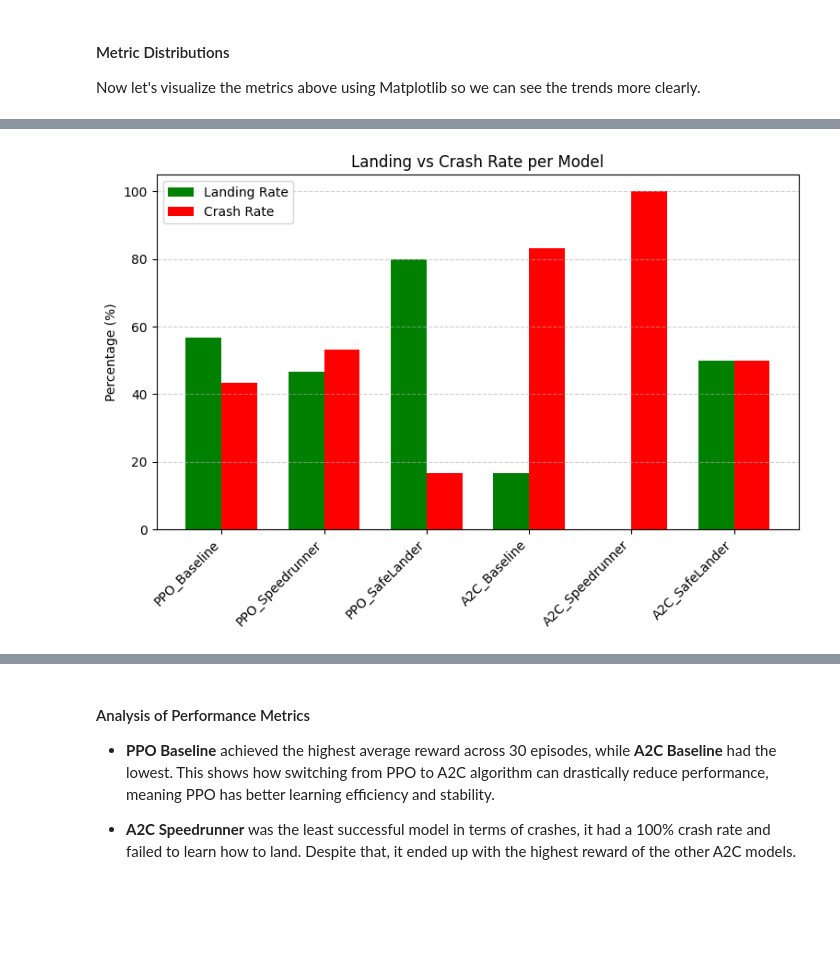
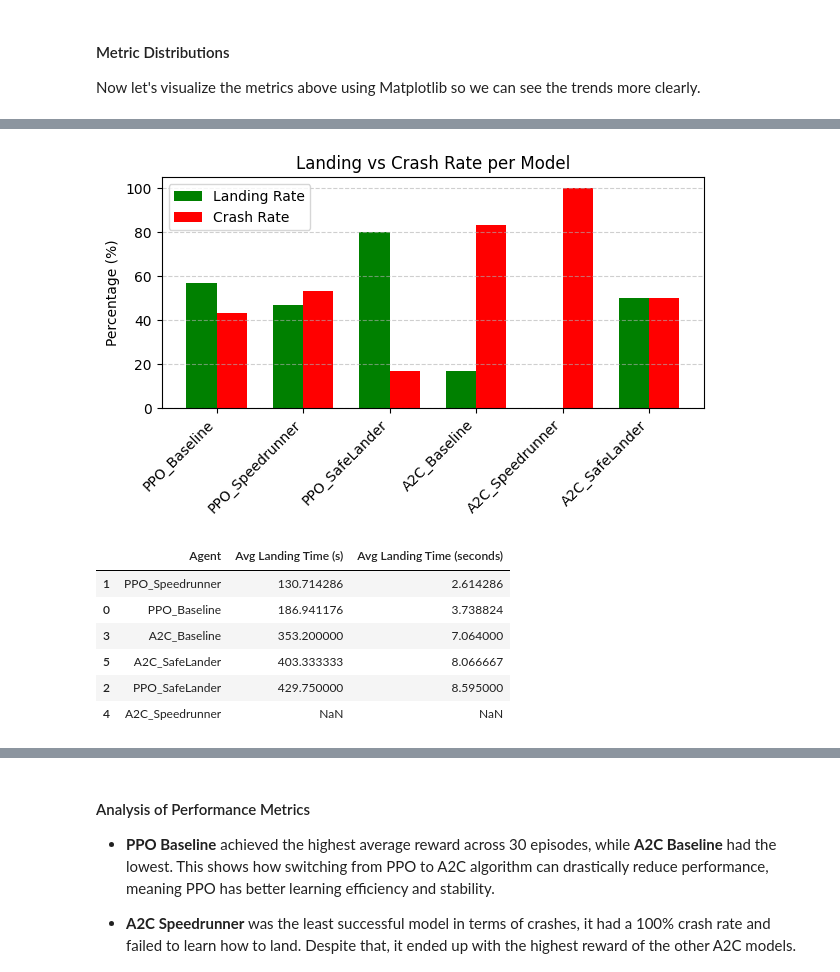
Before and after one commit to ayaanyousaf/drl-test-framework, a Jupyter notebook: notebooks/lunar_lander_results.ipynb, the cells around one changed output, grey strips where cells are left out. Cells and saved outputs as stored; diff of their text form; code cells hidden in the pictures; blank space fills up the shorter version.

```diff
--- a/notebooks/lunar_lander_results.ipynb
+++ b/notebooks/lunar_lander_results.ipynb
@@ -150,7 +150,7 @@ for name, df in dfs.items():
         "Landing Rate (%)": landing_rate,
         "Perfect Landings": perfect_landings,
         "Crash Rate (%)": crash_rate,
-        "Avg Landing Time": round(avg_landing_time, 1)
+        "Avg Landing Time (s)": round(avg_landing_time / 50, 1)
     })
 
 metrics_df = pd.DataFrame(metrics)
@@ -179,16 +179,44 @@ plt.show()
 # %%
 x = np.arange(len(metrics_df["Agent"]))
 width = 0.35
 
-plt.figure(figsize=(9,5))
+plt.figure(figsize=(7,3))
 plt.bar(x - width/2, metrics_df["Landing Rate (%)"], width, label="Landing Rate", color="green")
 plt.bar(x + width/2, metrics_df["Crash Rate (%)"], width, label="Crash Rate", color="red")
 
 plt.title("Landing vs Crash Rate per Model")
 plt.ylabel("Percentage (%)")
 plt.xticks(x, metrics_df["Agent"], rotation=45, ha="right")
 plt.legend()
 plt.grid(axis="y", linestyle="--", alpha=0.6)
 plt.show()
 # %% [output]
-[figure, old version]
+[figure, new version]
+# %%
+# Collect avg landing time for each agent
+avg_landing_times = []
+for name, df in dfs.items():
+    # Skip if landing_time column missing
+    if "landing_time" in df.columns:
+        # Compute average landing time
+        avg = df["landing_time"].mean()
+
+        avg_landing_times.append({
+            "Agent": name,
+            "Avg Landing Time (s)": avg,
+            "Avg Landing Time (seconds)": avg / 50.0  # assuming 50Hz simulation
+        })
+
+# Create summary dataframe
+avg_df = pd.DataFrame(avg_landing_times)
+avg_df = avg_df.sort_values("Avg Landing Time (s)", ascending=True)
+
+display(avg_df)
+# %% [output]
+|  | Agent | Avg Landing Time (s) | Avg Landing Time (seconds) |
+| 1 | PPO_Speedrunner | 130.714286 | 2.614286 |
+| 0 | PPO_Baseline | 186.941176 | 3.738824 |
+| 3 | A2C_Baseline | 353.200000 | 7.064000 |
+| 5 | A2C_SafeLander | 403.333333 | 8.066667 |
+| 2 | PPO_SafeLander | 429.750000 | 8.595000 |
+| 4 | A2C_Speedrunner | NaN | NaN |
```
Also changed, not shown: parts of 6 cells of this notebook, 2 other files.
